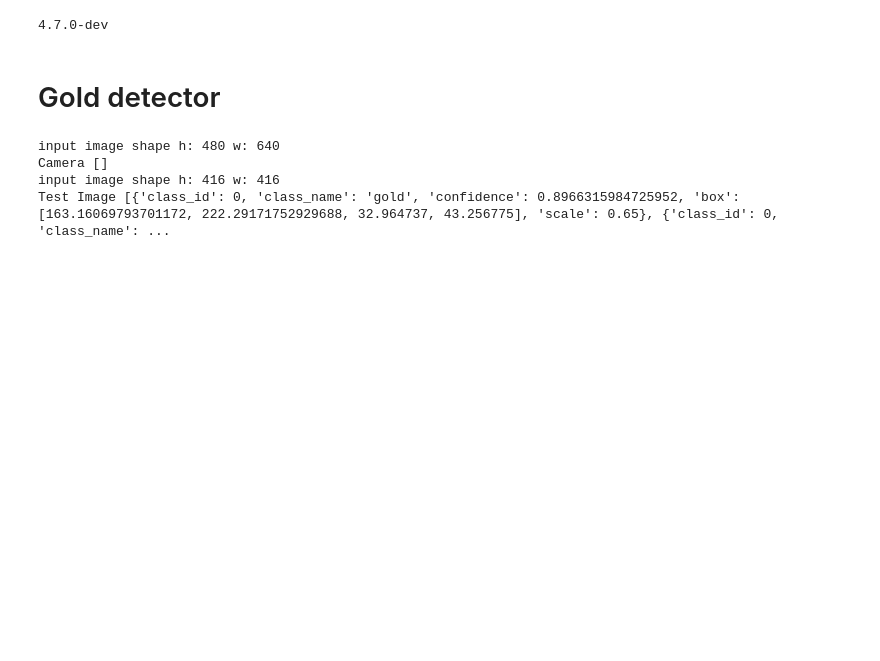
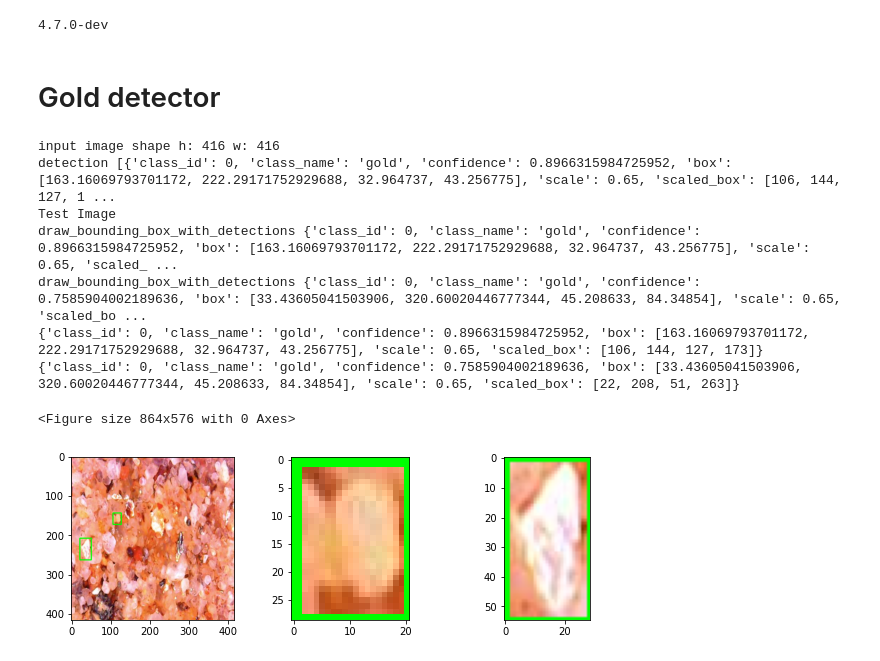
Before and after one commit to jeonghyun-kim-jake/AutoPanningLab, a Jupyter notebook: solution/Control/python/Module test.ipynb, the cells around one changed output. Cells and saved outputs as stored; diff of their text form; code cells hidden in the pictures; blank space fills up the shorter version.

```diff
--- a/solution/Control/python/Module test.ipynb
+++ b/solution/Control/python/Module test.ipynb
@@ -495,13 +495,54 @@ print(cv2.__version__)
 # %% [markdown]
 # Gold detector
 # %%
-from visions import  GoldDetector
+from visions import GoldDetector
+import matplotlib.pyplot as plt
+import cv2
+
+
+def draw_bounding_box_with_detections(img, detections):
+    for detection in detections:
+        print("draw_bounding_box_with_detections", detection)
+        x = detection["scaled_box"][0]
+        y = detection["scaled_box"][1]
+        x_plus_w = detection["scaled_box"][2]
+        y_plus_h = detection["scaled_box"][3]
+        color = (0, 255, 0)
+
+        cv2.rectangle(img, (x, y), (x_plus_w, y_plus_h), color, 2)
+
+
+test_image_path = "/home/pi/Projects/protowork/solution/Control/test.jpg"
 
 detector = GoldDetector("/home/pi/Projects/protowork/solution/Control/python/visions/models/best.onnx")
-print("Camera", detector.detectFromCamera())
-print("Test Image", detector.detectFromImagePath("/home/pi/Projects/protowork/solution/Control/test.jpg"))
+# print("Camera", detector.detectFromCamera())
+detections, _, _ = detector.detectFromImagePath(test_image_path)
+print("detection", detections)
+image = cv2.imread(test_image_path)
+
+
+plt.figure(figsize=(12, 8))
+
+print("Test Image")
+figSize = len(detections)+1
+fig, axs = plt.subplots(1, figSize, figsize=(10, figSize))
+
+
+draw_bounding_box_with_detections(image, detections)
+
+axs[0].imshow(cv2.cvtColor(image,  cv2.COLOR_BGR2RGB))
+
+for ix, detection in enumerate(detections):
+    print(detection)
+    axs[ix+1].imshow(cv2.cvtColor(image[detection["scaled_box"][1]:detection["scaled_box"][3],
+                                       detection["scaled_box"][0]:detection["scaled_box"][2]], cv2.COLOR_BGR2RGB))
 # %% [output]
-input image shape h: 480 w: 640
-Camera []
 input image shape h: 416 w: 416
-Test Image [{'class_id': 0, 'class_name': 'gold', 'confidence': 0.8966315984725952, 'box': [163.16069793701172, 222.29171752929688, 32.964737, 43.256775], 'scale': 0.65}, {'class_id': 0, 'class_name': ...
+detection [{'class_id': 0, 'class_name': 'gold', 'confidence': 0.8966315984725952, 'box': [163.16069793701172, 222.29171752929688, 32.964737, 43.256775], 'scale': 0.65, 'scaled_box': [106, 144, 127, 1 ...
+Test Image
+draw_bounding_box_with_detections {'class_id': 0, 'class_name': 'gold', 'confidence': 0.8966315984725952, 'box': [163.16069793701172, 222.29171752929688, 32.964737, 43.256775], 'scale': 0.65, 'scaled_ ...
+draw_bounding_box_with_detections {'class_id': 0, 'class_name': 'gold', 'confidence': 0.7585904002189636, 'box': [33.43605041503906, 320.60020446777344, 45.208633, 84.34854], 'scale': 0.65, 'scaled_bo ...
+{'class_id': 0, 'class_name': 'gold', 'confidence': 0.8966315984725952, 'box': [163.16069793701172, 222.29171752929688, 32.964737, 43.256775], 'scale': 0.65, 'scaled_box': [106, 144, 127, 173]}
+{'class_id': 0, 'class_name': 'gold', 'confidence': 0.7585904002189636, 'box': [33.43605041503906, 320.60020446777344, 45.208633, 84.34854], 'scale': 0.65, 'scaled_box': [22, 208, 51, 263]}
+<Figure size 864x576 with 0 Axes>
+[figure, added]
```
Also changed, not shown: parts of 13 cells of this notebook, 5 other files.
